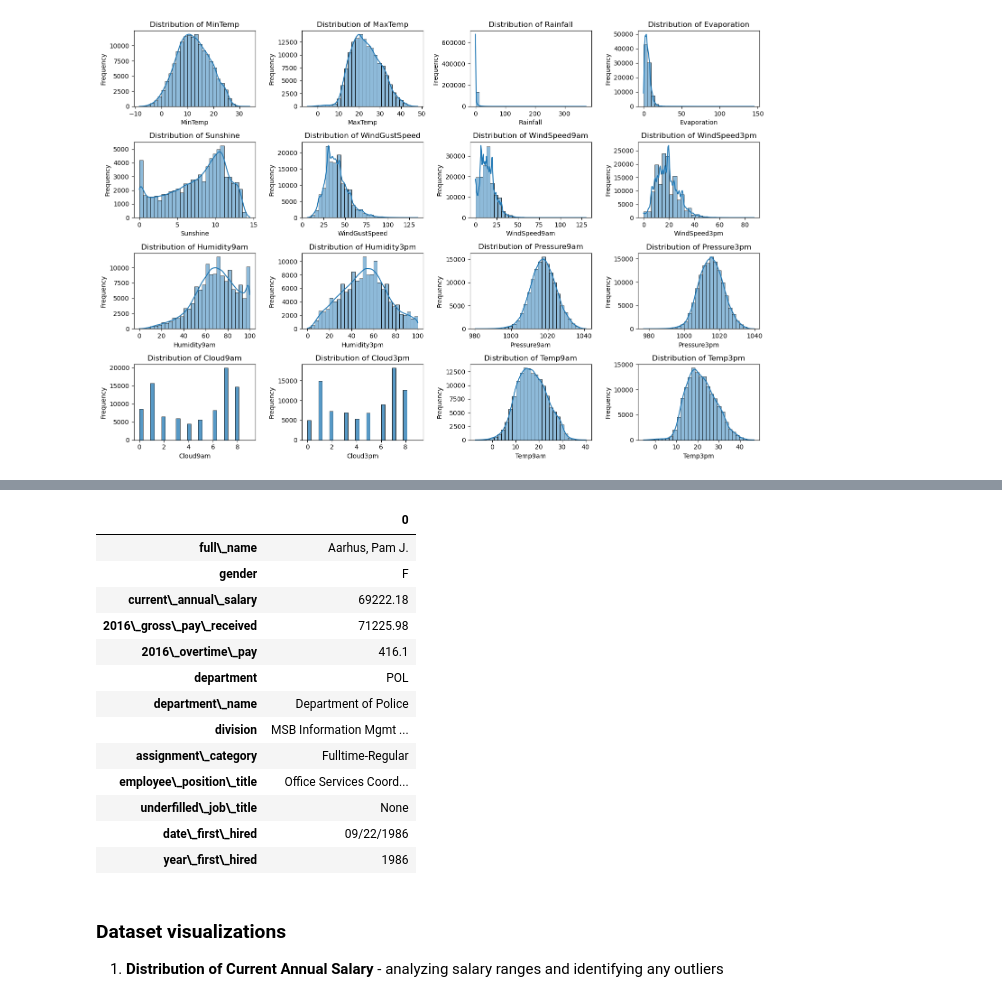
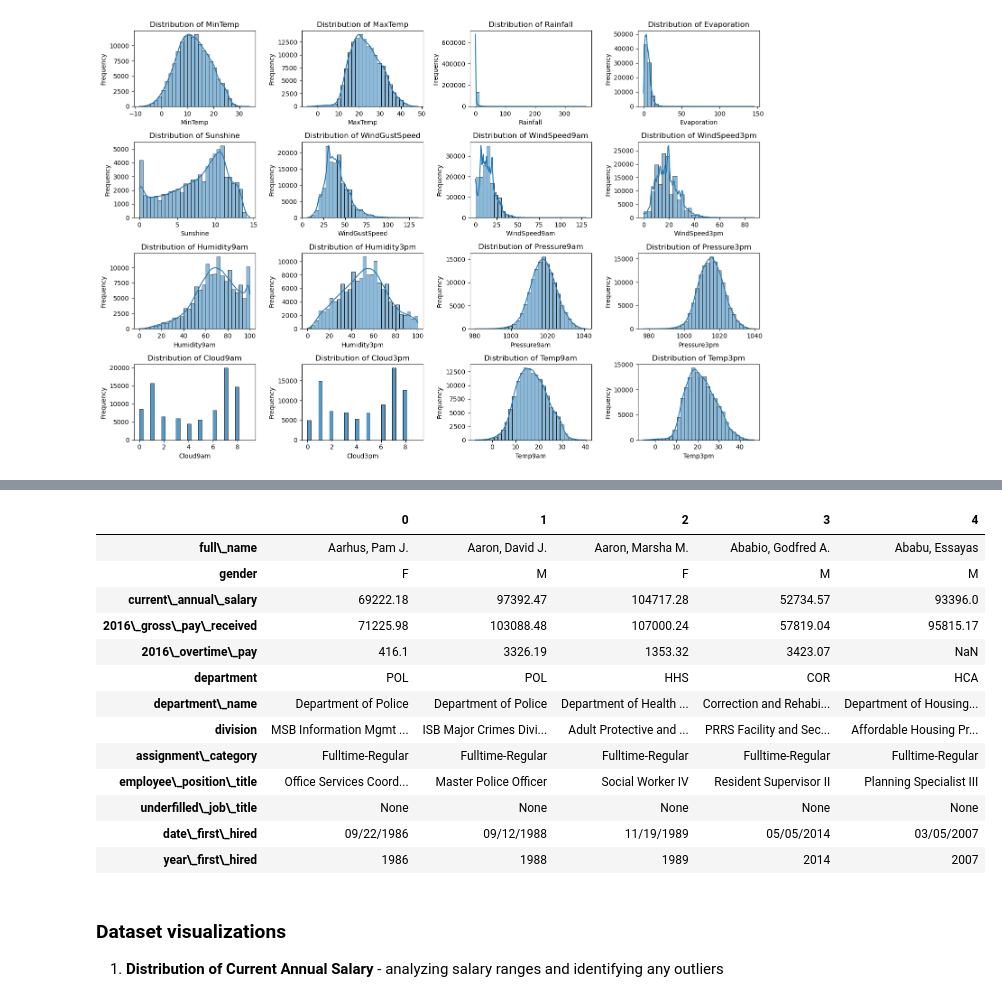
Before and after one commit to johnnymosby/TU-Wien-ML-Group-Project, a Jupyter notebook: Dataset description.ipynb, the cells around one changed output, grey strips where cells are left out. Cells and saved outputs as stored; diff of their text form; code cells hidden in the pictures.

```diff
--- a/Dataset description.ipynb
+++ b/Dataset description.ipynb
@@ -190,36 +188,36 @@ df_salaries.head()
 # %%
 # On Mac
 #!pip install liac-arff
 import arff
 
 with open('salaries.arff', 'r') as f:
     dataset = arff.load(f)
 
 # Convert the ARFF data to a Pandas DataFrame
 data = dataset['data']  # Extract the data part
 attributes = [attr[0] for attr in dataset['attributes']]  # Extract attribute names
 
 # Create a Pandas DataFrame
 df_salaries = pd.DataFrame(data, columns=attributes)
 df_salaries.columns = df_salaries.columns.str.replace('_', r'\_', regex=True)
 
 # Display the DataFrame
-display(df_salaries.head(1).T)
+display(df_salaries.head(5).T)
 # %% [output]
-|  | 0 |
-| full\_name | Aarhus, Pam J. |
-| gender | F |
-| current\_annual\_salary | 69222.18 |
-| 2016\_gross\_pay\_received | 71225.98 |
-| 2016\_overtime\_pay | 416.1 |
-| department | POL |
-| department\_name | Department of Police |
-| division | MSB Information Mgmt ... |
-| assignment\_category | Fulltime-Regular |
-| employee\_position\_title | Office Services Coord... |
-| underfilled\_job\_title | None |
-| date\_first\_hired | 09/22/1986 |
-| year\_first\_hired | 1986 |
+|  | 0 | 1 | 2 | 3 | 4 |
+| full\_name | Aarhus, Pam J. | Aaron, David J. | Aaron, Marsha M. | Ababio, Godfred A. | Ababu, Essayas |
+| gender | F | M | F | M | M |
+| current\_annual\_salary | 69222.18 | 97392.47 | 104717.28 | 52734.57 | 93396.0 |
+| 2016\_gross\_pay\_received | 71225.98 | 103088.48 | 107000.24 | 57819.04 | 95815.17 |
+| 2016\_overtime\_pay | 416.1 | 3326.19 | 1353.32 | 3423.07 | NaN |
+| department | POL | POL | HHS | COR | HCA |
+| department\_name | Department of Police | Department of Police | Department of Health ... | Correction and Rehabi... | Department of Housing... |
+| division | MSB Information Mgmt ... | ISB Major Crimes Divi... | Adult Protective and ... | PRRS Facility and Sec... | Affordable Housing Pr... |
+| assignment\_category | Fulltime-Regular | Fulltime-Regular | Fulltime-Regular | Fulltime-Regular | Fulltime-Regular |
+| employee\_position\_title | Office Services Coord... | Master Police Officer | Social Worker IV | Resident Supervisor II | Planning Specialist III |
+| underfilled\_job\_title | None | None | None | None | None |
+| date\_first\_hired | 09/22/1986 | 09/12/1988 | 11/19/1989 | 05/05/2014 | 03/05/2007 |
+| year\_first\_hired | 1986 | 1988 | 1989 | 2014 | 2007 |
 # %% [markdown]
 ### Dataset visualizations
 1. **Distribution of Current Annual Salary** - analyzing salary ranges and identifying any outliers
```
Also changed, not shown: parts of 5 cells of this notebook, 15 other files.
